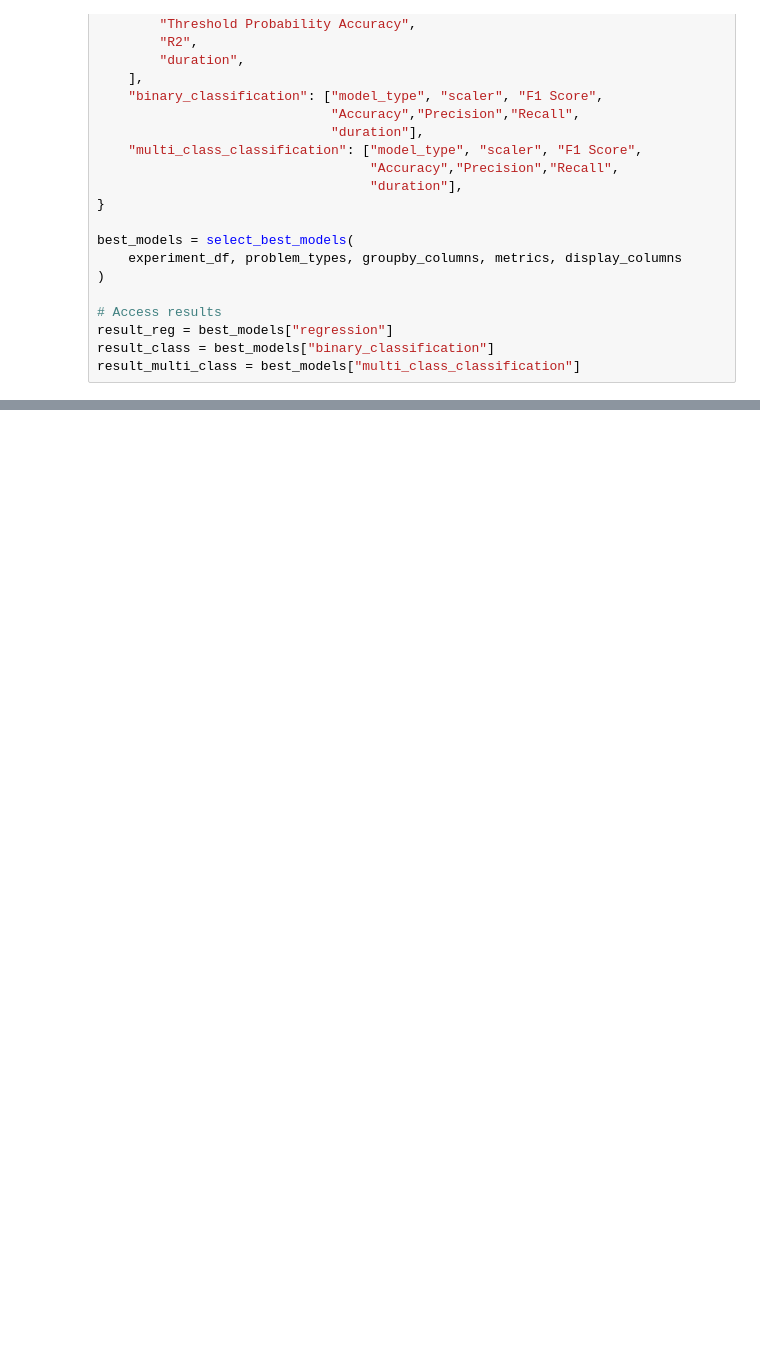
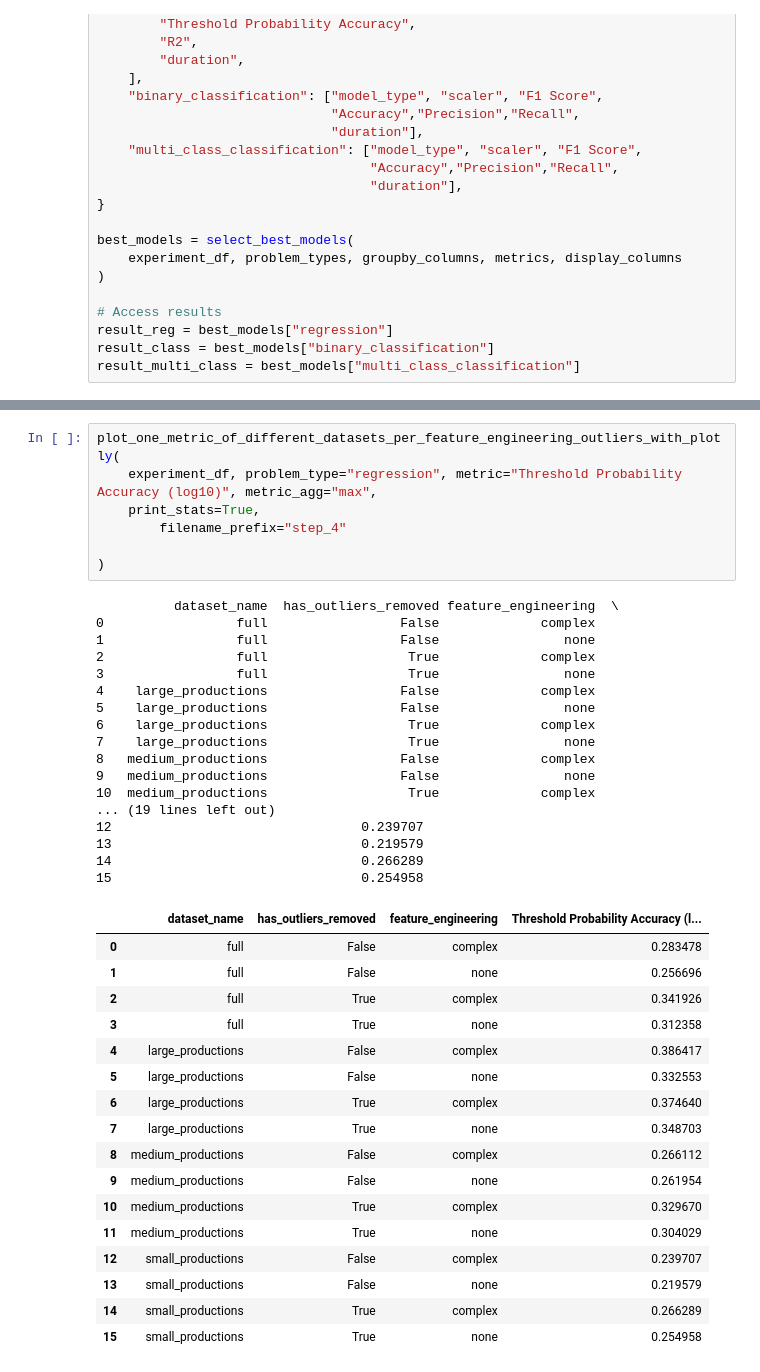
Before and after one commit to ilias1111/box-office-prediction, a Jupyter notebook: Code/_eda_4_machine_learning.ipynb, the cells around one changed output, grey strips where cells are left out. Saved outputs shown, nothing was run; the diff lists cells and outputs as text; blank space fills up the shorter version.

```diff
--- a/Code/_eda_4_machine_learning.ipynb
+++ b/Code/_eda_4_machine_learning.ipynb
@@ -328,3 +392,45 @@ plot_one_metric_of_different_datasets_per_feature_engineering_outliers_with_plot
+# %%
+plot_one_metric_of_different_datasets_per_feature_engineering_outliers_with_plotly(
+    experiment_df, problem_type="regression", metric="Threshold Probability Accuracy (log10)", metric_agg="max",
+    print_stats=True,
+        filename_prefix="step_4"
+
+)
+# %% [output]
+          dataset_name  has_outliers_removed feature_engineering  \
+0                 full                 False             complex
+1                 full                 False                none
+2                 full                  True             complex
+3                 full                  True                none
+4    large_productions                 False             complex
+5    large_productions                 False                none
+6    large_productions                  True             complex
+7    large_productions                  True                none
+8   medium_productions                 False             complex
+9   medium_productions                 False                none
+10  medium_productions                  True             complex
+... (19 lines left out)
+12                                0.239707
+13                                0.219579
+14                                0.266289
+15                                0.254958
+|  | dataset_name | has_outliers_removed | feature_engineering | Threshold Probability Accuracy (l... |
+| 0 | full | False | complex | 0.283478 |
+| 1 | full | False | none | 0.256696 |
+| 2 | full | True | complex | 0.341926 |
+| 3 | full | True | none | 0.312358 |
+| 4 | large_productions | False | complex | 0.386417 |
+| 5 | large_productions | False | none | 0.332553 |
+| 6 | large_productions | True | complex | 0.374640 |
+| 7 | large_productions | True | none | 0.348703 |
+| 8 | medium_productions | False | complex | 0.266112 |
+| 9 | medium_productions | False | none | 0.261954 |
+| 10 | medium_productions | True | complex | 0.329670 |
+| 11 | medium_productions | True | none | 0.304029 |
+| 12 | small_productions | False | complex | 0.239707 |
+| 13 | small_productions | False | none | 0.219579 |
+| 14 | small_productions | True | complex | 0.266289 |
+| 15 | small_productions | True | none | 0.254958 |
 # %%
 plot_one_metric_of_different_datasets_per_feature_engineering_outliers_with_plotly(
     experiment_df, problem_type="regression", metric="MAPE", metric_agg="min",
```
Also changed, not shown: parts of 20 cells of this notebook, 10 other files.
